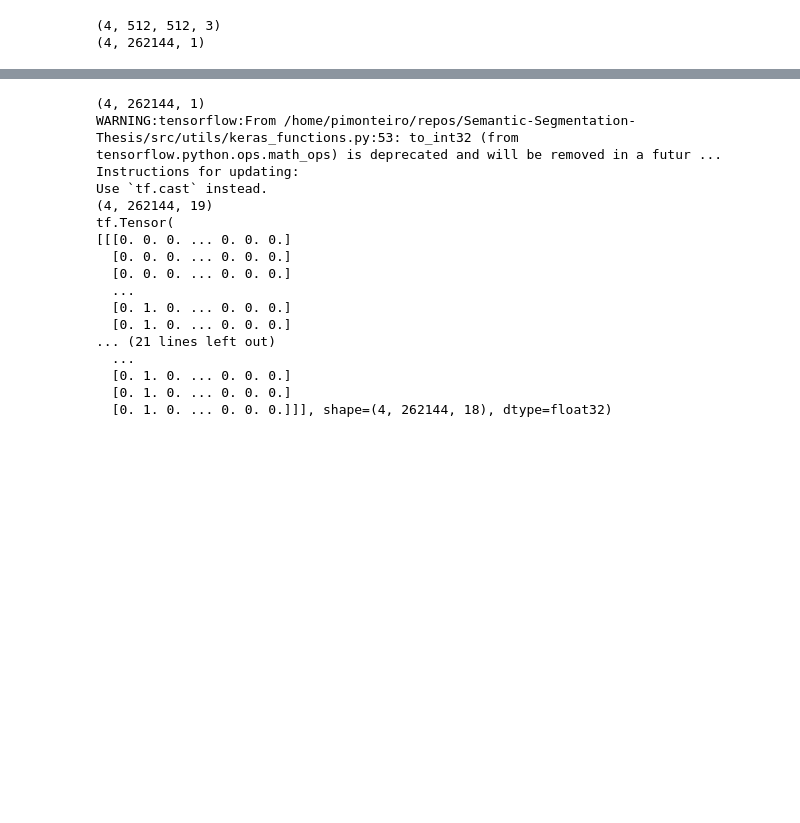
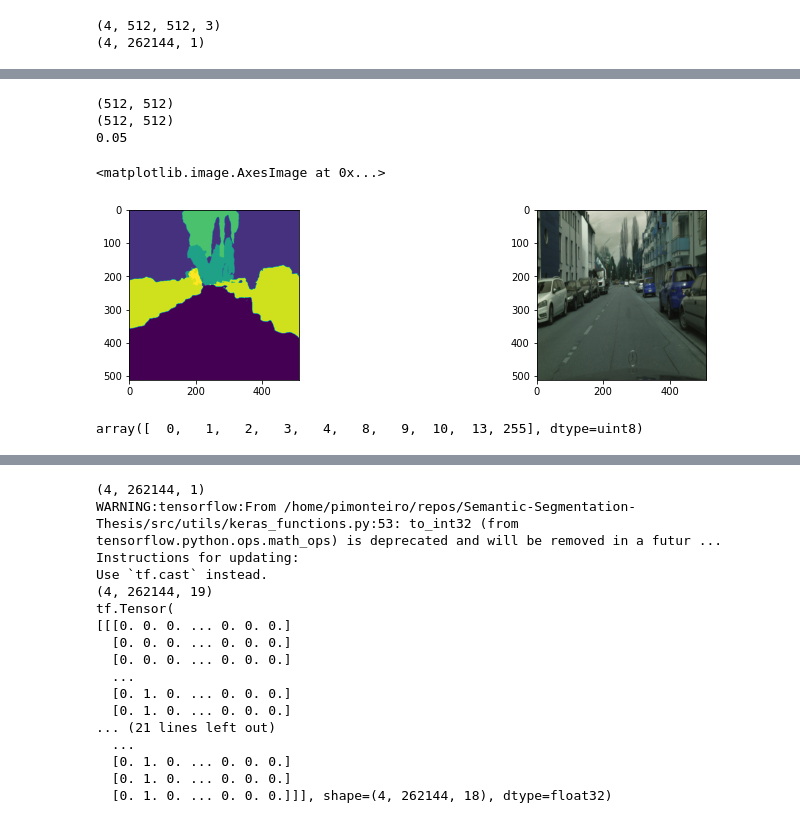
Before and after one commit to pimonteiro/Semantic-Segmentation-Thesis, a Jupyter notebook: src/Training Deeplab.ipynb, the cells around one changed output, grey strips where cells are left out. Saved outputs shown, nothing was run; the diff lists cells and outputs as text; code cells hidden in the pictures; blank space fills up the shorter version.

```diff
--- a/src/Training Deeplab.ipynb
+++ b/src/Training Deeplab.ipynb
@@ -64,0 +92,40 @@ a = deeplab_model.predict(X)
+# %%
+import numpy as np
+import matplotlib.pyplot as plt
+
+
+def mIOU(gt, preds):
+    gt[gt==255] = 25
+    ulabels = np.unique(gt)
+
+    preds[gt == 25] = 25
+
+    iou = np.zeros(len(ulabels))
+    for k, u in enumerate(ulabels):
+        inter = (gt == u) & (preds==u)
+        union = (gt == u) | (preds==u)
+        iou[k] = inter.sum()/union.sum()
+    return np.round(iou.mean(), 2)
+
+pred = np.argmax(a, -1)[0]
+print(pred.shape)
+print(y[0].reshape(image_size).shape)
+print(mIOU(y[0].reshape(image_size),pred))
+
+plt.figure(figsize=(14,10))
+plt.subplot(141)
+plt.imshow(pred.astype('uint8'))
+#plt.subplot(142)
+#plt.imshow(y[0].reshape(image_size).astype('uint8'))
+plt.subplot(143)
+plt.imshow(city_image.astype('int32'))
+# %% [output]
+(512, 512)
+(512, 512)
+0.05
+<matplotlib.image.AxesImage at 0x...>
+[figure, added]
+# %%
+np.unique(y[0])
+# %% [output]
+array([  0,   1,   2,   3,   4,   8,   9,  10,  13, 255], dtype=uint8)
```
Also changed, not shown: parts of 12 cells of this notebook, 10 other files.
